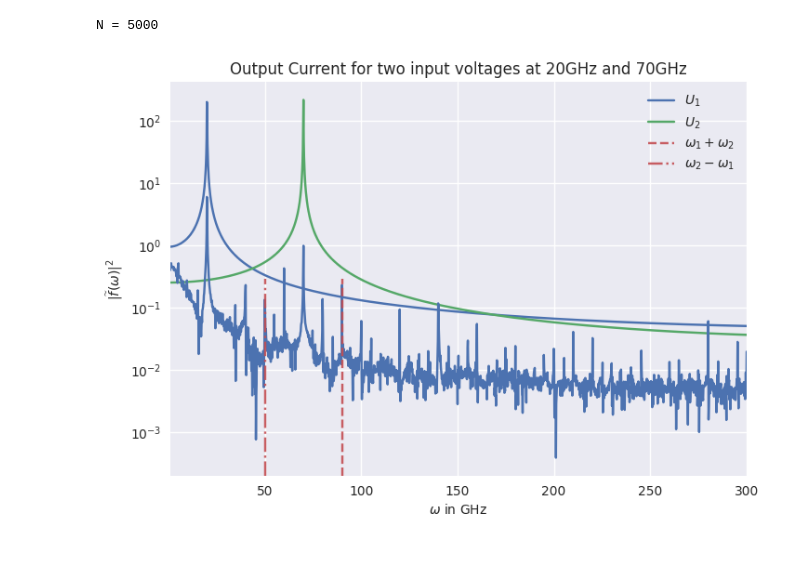
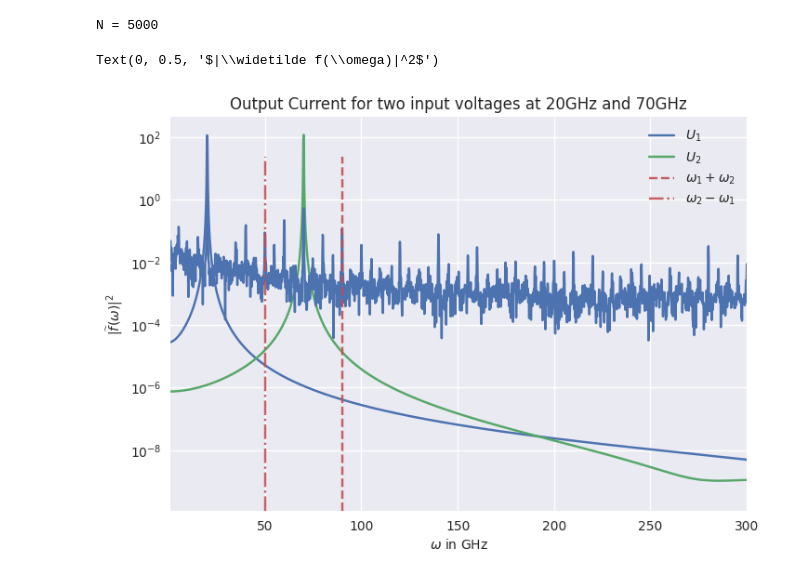
Before and after one commit to evanwonisch/NanoNetsMF, a Jupyter notebook: run/time_dependency/freq_multi.ipynb, the cells around one changed output. Saved outputs shown, nothing was run; the diff lists cells and outputs as text; code cells hidden in the pictures.

```diff
--- a/run/time_dependency/freq_multi.ipynb
+++ b/run/time_dependency/freq_multi.ipynb
@@ -100,30 +101,33 @@ for i in range(N):
     qmf2_currents[i, 2] = qmf2.calc_expected_electrode_current(2)
     qmf2_currents[i, 3] = qmf2.calc_expected_electrode_current(3)
 # %%
-plt.plot(*fft_amp(U1), color = "C0", label = "$U_1$")
-plt.plot(*fft_amp(U2), color = "C1", label = "$U_2$")
+bm = scipy.signal.windows.hann(len(ts))
 
-plt.plot(*fft_amp(qmf2_currents[:, 0])) # is island 0.. electrodes at 1 and 2
+plt.plot(*fft_amp(U1 * bm), color = "C0", label = "$U_1$")
+plt.plot(*fft_amp(U2* bm), color = "C1", label = "$U_2$")
+
+plt.plot(*fft_amp(qmf2_currents[:, 0]* bm)) # is island 0.. electrodes at 1 and 2
 
 
 # for i in range(1, 20):
 #     plt.axvline(w1 * i, color = "C1", alpha = 0.5)
 #     plt.axvline(w2 * i, color = "C2", alpha = 0.5)
 
 
 
-plt.axvline(w1 + w2, alpha = 0.9, label = "$\\omega_1 + \\omega_2$", linestyle = "dashed", ymin = 0, ymax = 0.5, color = "C2")
-plt.axvline(-w1 + w2, alpha = 0.9, label = "$\\omega_2 - \\omega_1$", linestyle = "dashdot", ymin = 0, ymax = 0.5, color = "C2")
+plt.axvline(w1 + w2, alpha = 0.9, label = "$\\omega_1 + \\omega_2$", linestyle = "dashed", ymin = 0, ymax = 0.9, color = "C2")
+plt.axvline(-w1 + w2, alpha = 0.9, label = "$\\omega_2 - \\omega_1$", linestyle = "dashdot", ymin = 0, ymax = 0.9, color = "C2")
 
 
 plt.xlim(1, 300)
 plt.yscale("log")
 plt.legend()
 plt.title("Output Current for two input voltages at "+str(w1)+"GHz and "+str(w2)+"GHz")
 
 plt.xlabel("$\\omega$ in GHz")
 plt.ylabel("$|\widetilde f(\\omega)|^2$")
 
-plt.savefig("../../output/time_dependence/multiplication.pdf")
+#plt.savefig("../../output/time_dependence/multiplication.pdf")
 # %% [output]
+Text(0, 0.5, '$|\\widetilde f(\\omega)|^2$')
-[figure, old version]
+[figure, new version]
```
Also changed, not shown: parts of 1 cell of this notebook, 11 other files.
